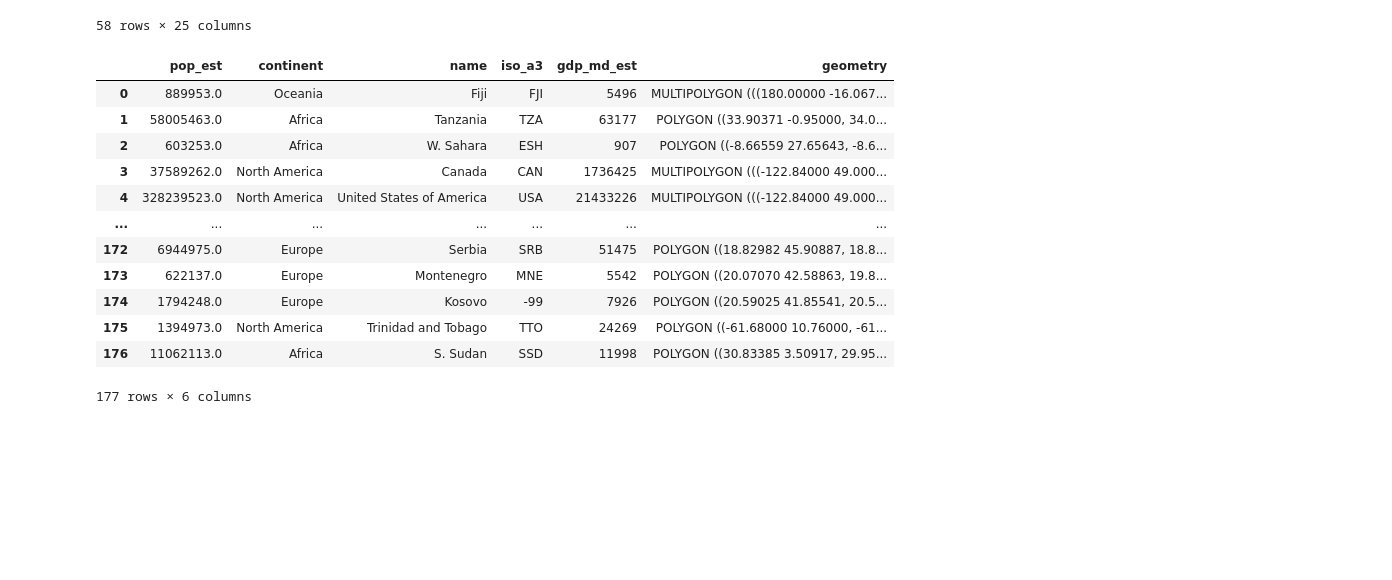
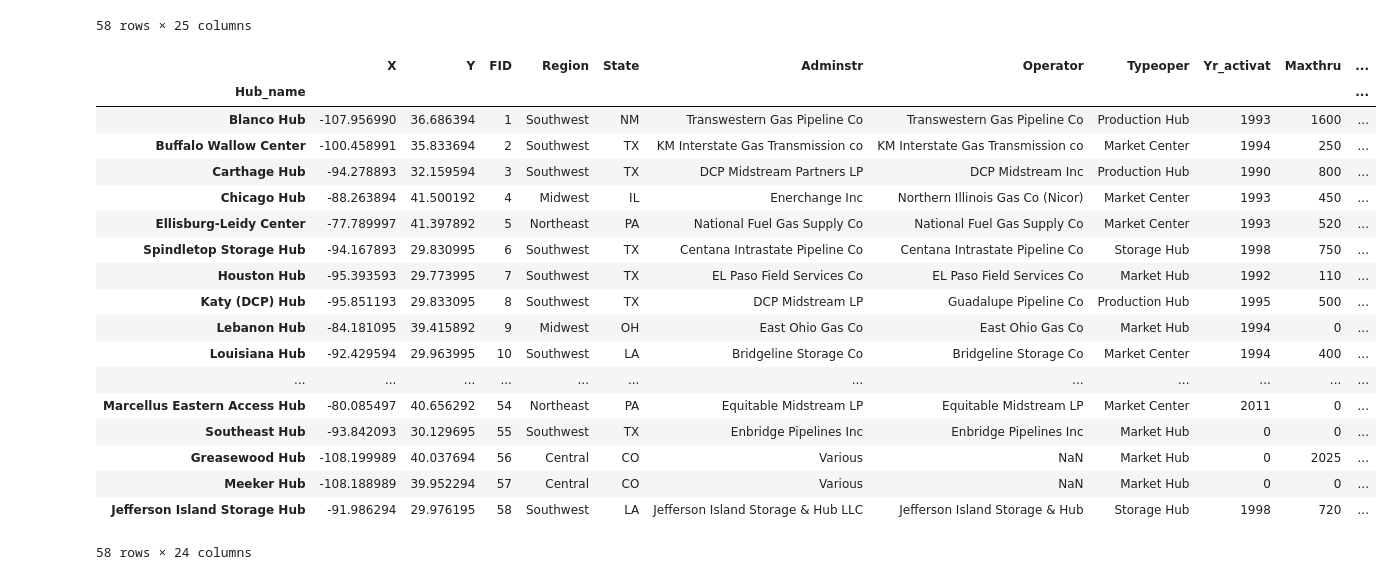
Before and after one commit to Jonny-T87/Oil_Gas_Utility, a Jupyter notebook: Natural_Gas_Market_Hubs_Visuals.ipynb, the cells around one changed output. Cells and saved outputs as stored; diff of their text form; code cells hidden in the pictures; blank space fills up the shorter version.

```diff
--- a/Natural_Gas_Market_Hubs_Visuals.ipynb
+++ b/Natural_Gas_Market_Hubs_Visuals.ipynb
@@ -199,23 +200,32 @@ gdf
 | 56 | -108.188989 | 39.952294 | 57 | Central | CO | Meeker Hub | Various | NaN | Market Hub | 0 | ... |
 | 57 | -91.986294 | 29.976195 | 58 | Southwest | LA | Jefferson Island Storage Hub | Jefferson Island Storage & Hub LLC | Jefferson Island Storage & Hub | Storage Hub | 1998 | ... |
 58 rows × 25 columns
+# %%
+gdf.to_file("my_gdf.geojson", driver="GeoJSON")
+gdf = gdf.set_index("Hub_name")
+gdf
+# %% [output]
+|  | X | Y | FID | Region | State | Adminstr | Operator | Typeoper | Yr_activat | Maxthru | ... |
+| Hub_name |  |  |  |  |  |  |  |  |  |  | ... |
+| Blanco Hub | -107.956990 | 36.686394 | 1 | Southwest | NM | Transwestern Gas Pipeline Co | Transwestern Gas Pipeline Co | Production Hub | 1993 | 1600 | ... |
+| Buffalo Wallow Center | -100.458991 | 35.833694 | 2 | Southwest | TX | KM Interstate Gas Transmission co | KM Interstate Gas Transmission co | Market Center | 1994 | 250 | ... |
+| Carthage Hub | -94.278893 | 32.159594 | 3 | Southwest | TX | DCP Midstream Partners LP | DCP Midstream Inc | Production Hub | 1990 | 800 | ... |
+| Chicago Hub | -88.263894 | 41.500192 | 4 | Midwest | IL | Enerchange Inc | Northern Illinois Gas Co (Nicor) | Market Center | 1993 | 450 | ... |
+| Ellisburg-Leidy Center | -77.789997 | 41.397892 | 5 | Northeast | PA | National Fuel Gas Supply Co | National Fuel Gas Supply Co | Market Center | 1993 | 520 | ... |
+| Spindletop Storage Hub | -94.167893 | 29.830995 | 6 | Southwest | TX | Centana Intrastate Pipeline Co | Centana Intrastate Pipeline Co | Storage Hub | 1998 | 750 | ... |
+| Houston Hub | -95.393593 | 29.773995 | 7 | Southwest | TX | EL Paso Field Services Co | EL Paso Field Services Co | Market Hub | 1992 | 110 | ... |
+| Katy (DCP) Hub | -95.851193 | 29.833095 | 8 | Southwest | TX | DCP Midstream LP | Guadalupe Pipeline Co | Production Hub | 1995 | 500 | ... |
+| Lebanon Hub | -84.181095 | 39.415892 | 9 | Midwest | OH | East Ohio Gas Co | East Ohio Gas Co | Market Hub | 1994 | 0 | ... |
+| Louisiana Hub | -92.429594 | 29.963995 | 10 | Southwest | LA | Bridgeline Storage Co | Bridgeline Storage Co | Market Center | 1994 | 400 | ... |
+| ... | ... | ... | ... | ... | ... | ... | ... | ... | ... | ... | ... |
+| Marcellus Eastern Access Hub | -80.085497 | 40.656292 | 54 | Northeast | PA | Equitable Midstream LP | Equitable Midstream LP | Market Center | 2011 | 0 | ... |
+| Southeast Hub | -93.842093 | 30.129695 | 55 | Southwest | TX | Enbridge Pipelines Inc | Enbridge Pipelines Inc | Market Hub | 0 | 0 | ... |
+| Greasewood Hub | -108.199989 | 40.037694 | 56 | Central | CO | Various | NaN | Market Hub | 0 | 2025 | ... |
+| Meeker Hub | -108.188989 | 39.952294 | 57 | Central | CO | Various | NaN | Market Hub | 0 | 0 | ... |
+| Jefferson Island Storage Hub | -91.986294 | 29.976195 | 58 | Southwest | LA | Jefferson Island Storage & Hub LLC | Jefferson Island Storage & Hub | Storage Hub | 1998 | 720 | ... |
+58 rows × 24 columns
 # %%
-world = geopandas.read_file(geopandas.datasets.get_path('naturalearth_lowres'))
-world
+world = gdp.read_file(gdp.datasets.get_path('naturalearth_lowres'))
-# %% [output]
-|  | pop_est | continent | name | iso_a3 | gdp_md_est | geometry |
-| 0 | 889953.0 | Oceania | Fiji | FJI | 5496 | MULTIPOLYGON (((180.00000 -16.067... |
-| 1 | 58005463.0 | Africa | Tanzania | TZA | 63177 | POLYGON ((33.90371 -0.95000, 34.0... |
-| 2 | 603253.0 | Africa | W. Sahara | ESH | 907 | POLYGON ((-8.66559 27.65643, -8.6... |
-| 3 | 37589262.0 | North America | Canada | CAN | 1736425 | MULTIPOLYGON (((-122.84000 49.000... |
-| 4 | 328239523.0 | North America | United States of America | USA | 21433226 | MULTIPOLYGON (((-122.84000 49.000... |
-| ... | ... | ... | ... | ... | ... | ... |
-| 172 | 6944975.0 | Europe | Serbia | SRB | 51475 | POLYGON ((18.82982 45.90887, 18.8... |
-| 173 | 622137.0 | Europe | Montenegro | MNE | 5542 | POLYGON ((20.07070 42.58863, 19.8... |
-| 174 | 1794248.0 | Europe | Kosovo | -99 | 7926 | POLYGON ((20.59025 41.85541, 20.5... |
-| 175 | 1394973.0 | North America | Trinidad and Tobago | TTO | 24269 | POLYGON ((-61.68000 10.76000, -61... |
-| 176 | 11062113.0 | Africa | S. Sudan | SSD | 11998 | POLYGON ((30.83385 3.50917, 29.95... |
-177 rows × 6 columns
 # %%
 # restricting to North America.
 ax = world[world.continent == 'North America'].plot(
```
Also changed, not shown: parts of 6 cells of this notebook, 1 other file.
